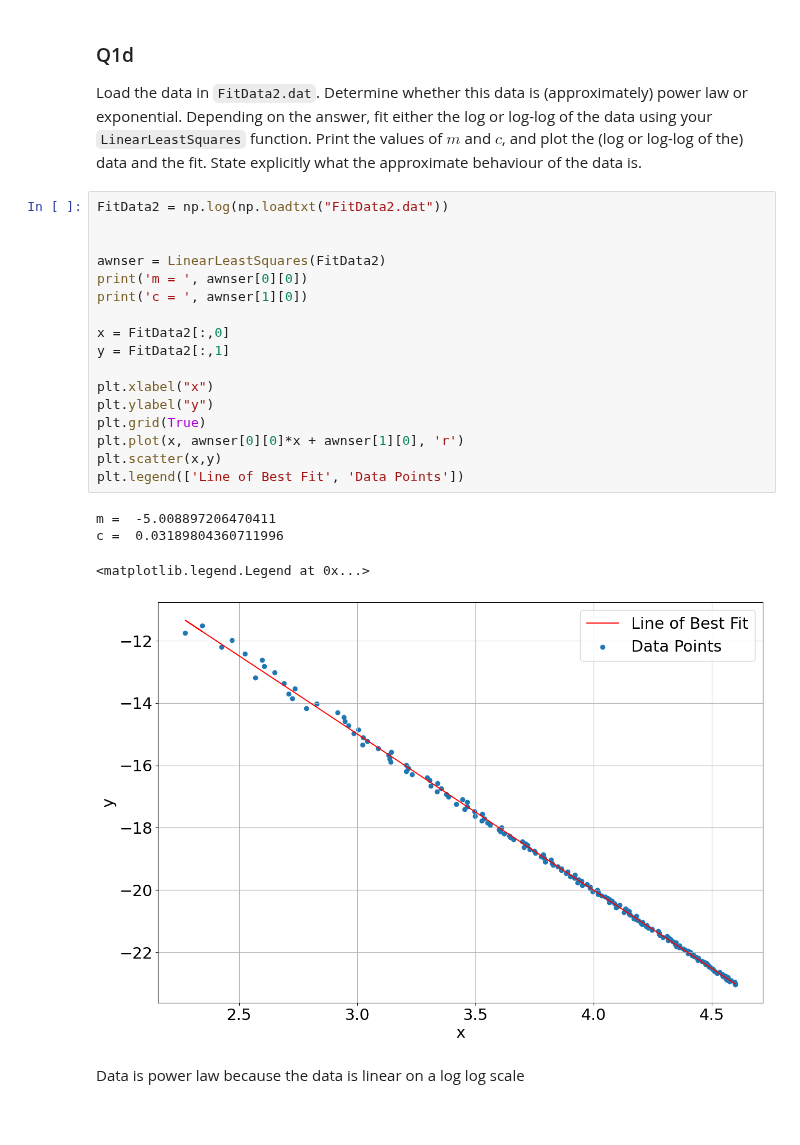
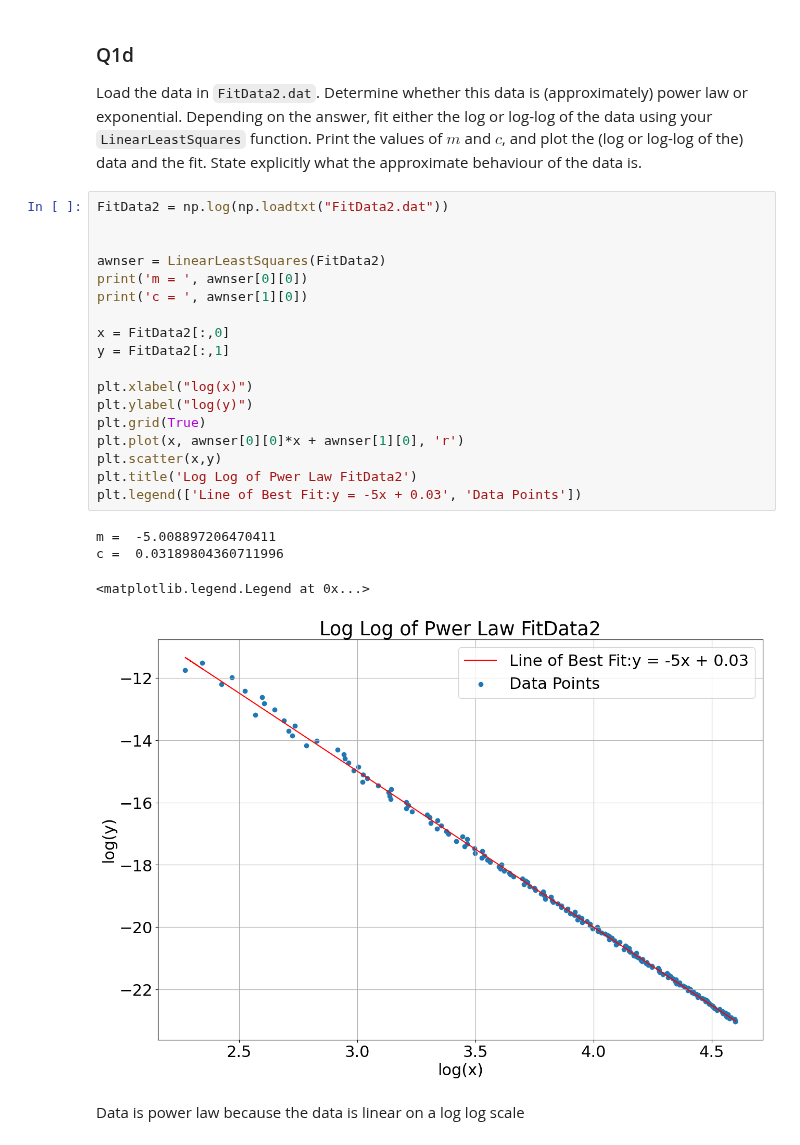
Before and after one commit to NiallCarbery/Computational_Science, a Jupyter notebook: Assignment3/Assignment-3.ipynb, the cells around one changed output. Drawn from its saved outputs; the diff is of its cells as text; blank space fills up the shorter version.

```diff
--- a/Assignment3/Assignment-3.ipynb
+++ b/Assignment3/Assignment-3.ipynb
@@ -146,25 +147,26 @@ Load the data in `FitData2.dat`. Determine whether this data is (approximately)
 # %%
 FitData2 = np.log(np.loadtxt("FitData2.dat"))
 
 
 awnser = LinearLeastSquares(FitData2)
 print('m = ', awnser[0][0])
 print('c = ', awnser[1][0])
 
 x = FitData2[:,0]
 y = FitData2[:,1]
 
-plt.xlabel("x")
-plt.ylabel("y")
+plt.xlabel("log(x)")
+plt.ylabel("log(y)")
 plt.grid(True)
 plt.plot(x, awnser[0][0]*x + awnser[1][0], 'r')
 plt.scatter(x,y)
-plt.legend(['Line of Best Fit', 'Data Points'])
+plt.title('Log Log of Pwer Law FitData2')
+plt.legend(['Line of Best Fit:y = -5x + 0.03', 'Data Points'])
 # %% [output]
 m =  -5.008897206470411
 c =  0.03189804360711996
 <matplotlib.legend.Legend at 0x...>
-[figure, old version]
+[figure, new version]
 # %% [markdown]
 Data is power law because the data is linear on a log log scale
 # %% [markdown]
```
Also changed, not shown: parts of 7 cells of this notebook.
